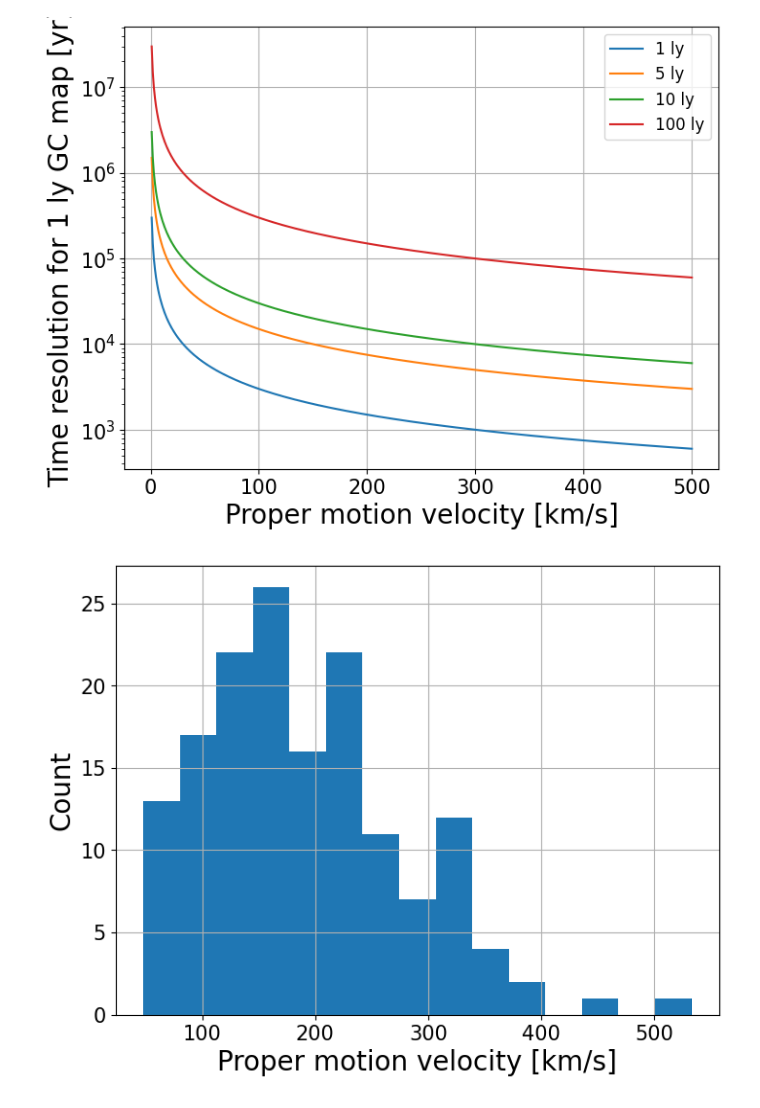
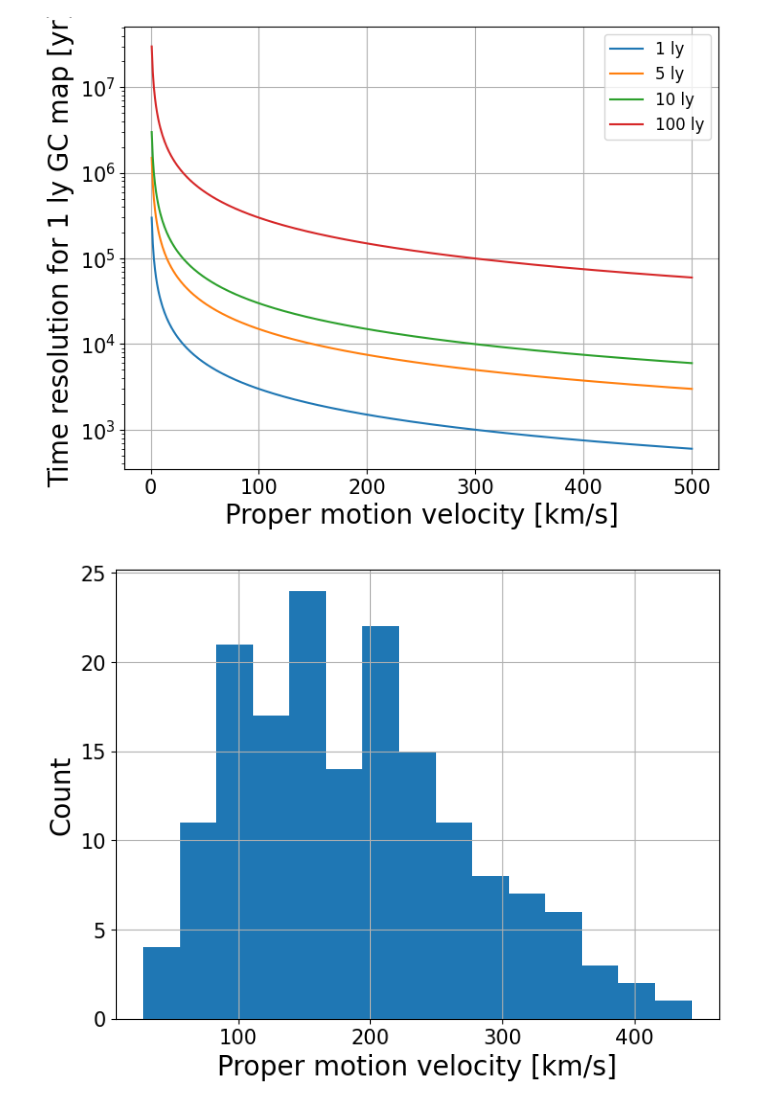
Before and after one commit to Prithwis-2023/MiaB-Location-and-Time-Stamps, a Jupyter notebook: time_section.ipynb, the cells around one changed output. Cells and saved outputs as stored; diff of their text form; code cells hidden in the pictures.

```diff
--- a/time_section.ipynb
+++ b/time_section.ipynb
@@ -26,18 +26,23 @@ plt.savefig('./GC time resolution.png',dpi=500,bbox_inches = 'tight')
 # %% [output]
 [figure]
 # %%
-GCV=pd.read_excel('./data.xlsx')
+GCV=pd.read_csv('./timestamp_refined.csv')
 # %%
 v = GCV.loc[:,'v']
+e_v = GCV.loc[:, 'E_v']
+errors = []
+for ele in e_v:
+    errors.append(ele)
 
 plt.figure(figsize=(8,6))
 plt.xlabel('Proper motion velocity [km/s]',fontsize=20)
 plt.ylabel('Count',fontsize=20)
 
 plt.grid(True)
 plt.tick_params(labelsize=15)
 
 plt.hist(v,bins=15)
+#plt.errorbar(v, xerr=errors, color="r")
 plt.savefig('./GC proper motion hist.png',dpi=500,bbox_inches = 'tight')
 # %% [output]
-[figure, old version]
+[figure, new version]
```
Also changed, not shown: 1 other file.
